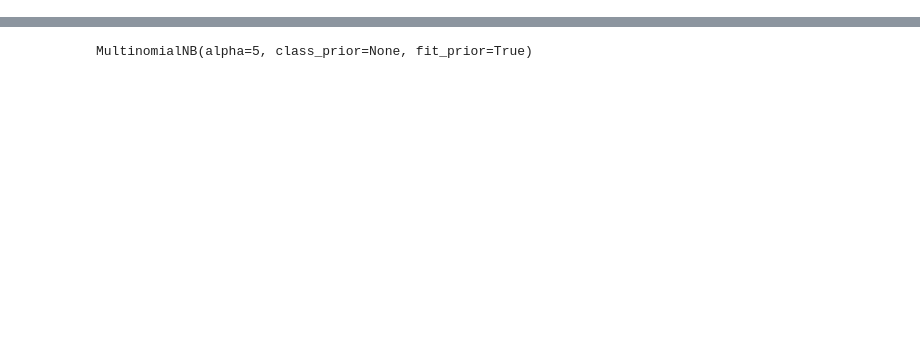
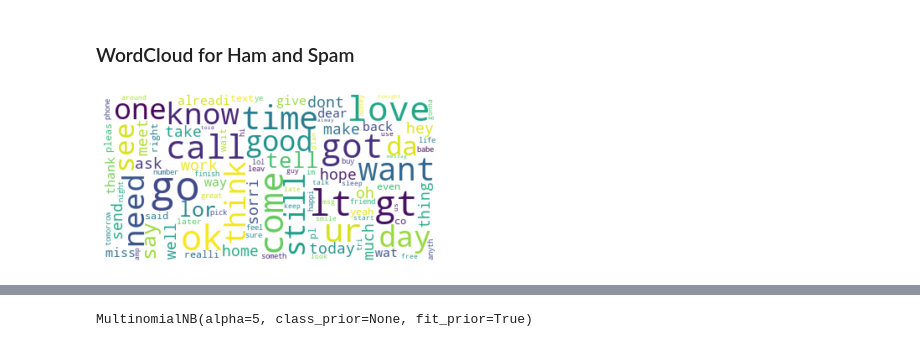
Before and after one commit to Scylidose/TweetFeel, a Jupyter notebook: SMS_Classifier/SMS_Classifier.ipynb, the cells around one changed output, grey strips where cells are left out. Saved outputs shown, nothing was run; the diff lists cells and outputs as text; code cells hidden in the pictures; blank space fills up the shorter version.

```diff
--- a/SMS_Classifier/SMS_Classifier.ipynb
+++ b/SMS_Classifier/SMS_Classifier.ipynb
@@ -53,9 +70,10 @@ test_data.head()
 # %%
 def process_message(text):
+    ps = PorterStemmer()
 
-    #text = text.to_list()
+    tokenizer = nltk.RegexpTokenizer(r"\w+")
 
-    processed = [w.lower() for w in nltk.word_tokenize(text) if w not in set(stopwords.words('english'))]
+    processed = [ps.stem(w.lower()) for w in tokenizer.tokenize(text) if w not in set(stopwords.words('english'))]
 
     return processed
 
@@ -67,11 +111,10 @@ not much, just some textin'. how bout you?
 # %%
+ham_data = data.loc[data.iloc[:,0] == 'ham']
 
-ham_train = train_data.loc[train_data.iloc[:,0] == 'ham']
+ham_proc_data = ham_data.iloc[:,1].apply(process_message)
 
-ham_proc_train = ham_train.iloc[:,1].apply(process_message)
+vocabulary_ham = [inner for outer in ham_proc_data.to_list() for inner in outer]
 
-vocabulary_ham = [inner for outer in ham_proc_train.to_list() for inner in outer]
-
-freq = nltk.FreqDist(vocabulary_ham)
-print(freq.most_common(10))
+freq_ham = nltk.FreqDist(vocabulary_ham)
+print(freq_ham.most_common(10))
 # %% [output]
@@ -90,0 +208,12 @@ print(freq.most_common(10))
+# %% [markdown]
+### WordCloud for Ham and Spam
+# %%
+process_ham = ' '.join(vocabulary_ham)
+
+wordcloud = WordCloud(max_font_size=50, max_words=100, background_color="white").generate(process_ham)
+plt.figure()
+plt.imshow(wordcloud, interpolation="bilinear")
+plt.axis("off")
+plt.show()
+# %% [output]
+[figure, added]
```
Also changed, not shown: parts of 35 cells of this notebook.
